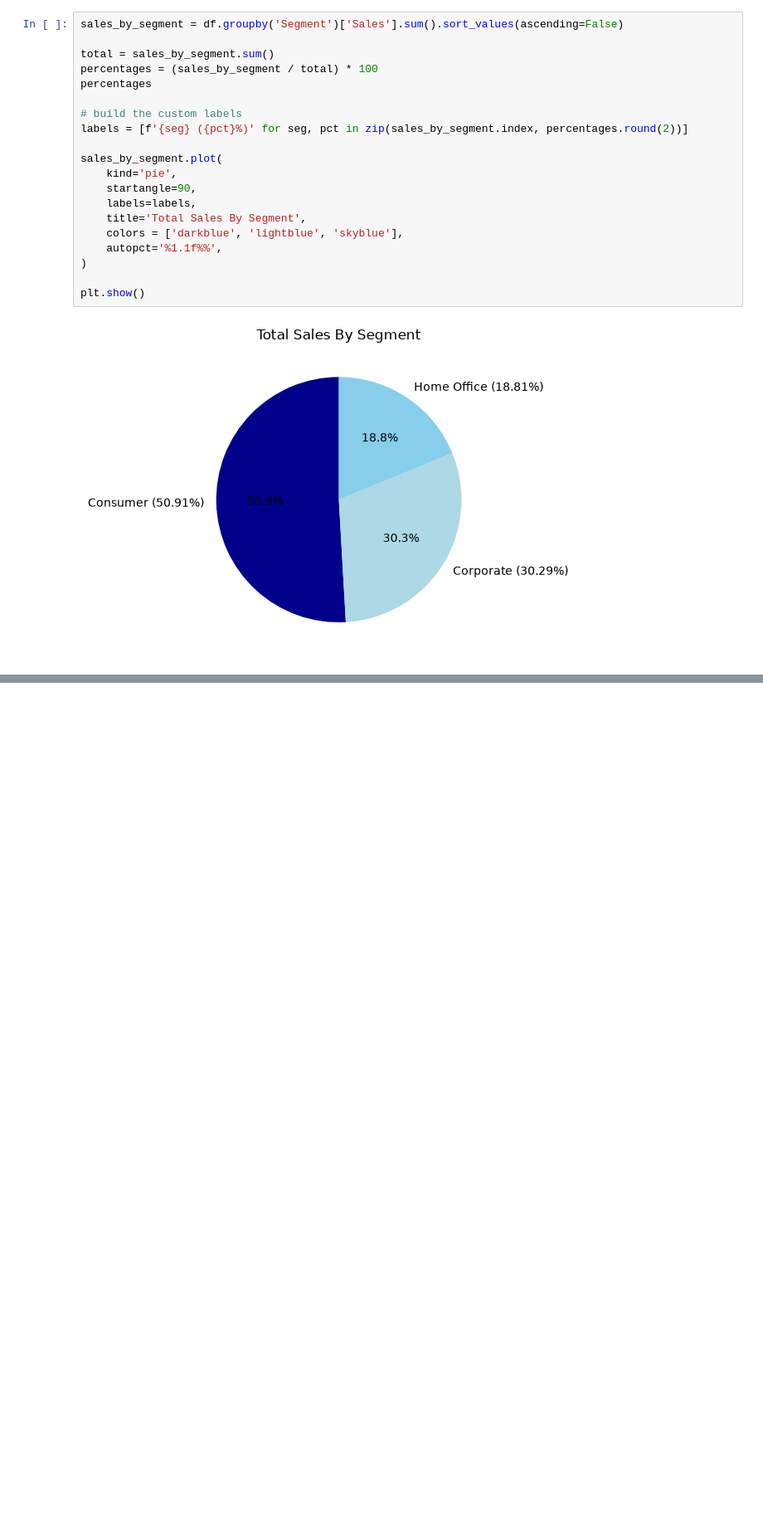
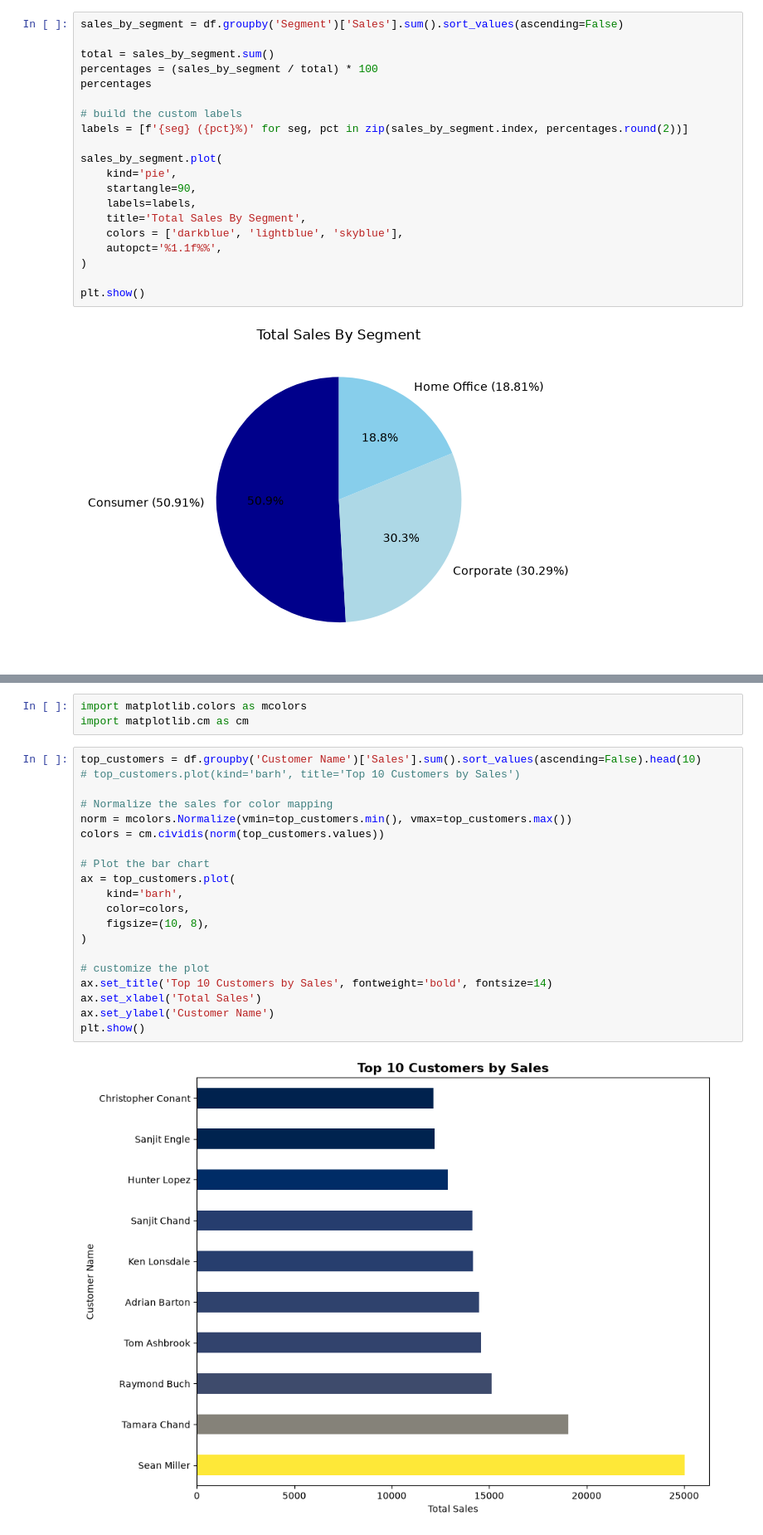
Before and after one commit to WillardDev/Python_Data_Analysis, a Jupyter notebook: Foundations_of_Matplotlib.ipynb, the cells around one changed output, grey strips where cells are left out. Shown at 83% size. Saved outputs shown, nothing was run; the diff lists cells and outputs as text; blank space fills up the shorter version.

```diff
--- a/Foundations_of_Matplotlib.ipynb
+++ b/Foundations_of_Matplotlib.ipynb
@@ -138,0 +153,25 @@ plt.show()
+# %%
+import matplotlib.colors as mcolors
+import matplotlib.cm as cm
+# %%
+top_customers = df.groupby('Customer Name')['Sales'].sum().sort_values(ascending=False).head(10)
+# top_customers.plot(kind='barh', title='Top 10 Customers by Sales')
+
+# Normalize the sales for color mapping
+norm = mcolors.Normalize(vmin=top_customers.min(), vmax=top_customers.max())
+colors = cm.cividis(norm(top_customers.values))
+
+# Plot the bar chart
+ax = top_customers.plot(
+    kind='barh',
+    color=colors,
+    figsize=(10, 8),
+)
+
+# customize the plot
+ax.set_title('Top 10 Customers by Sales', fontweight='bold', fontsize=14)
+ax.set_xlabel('Total Sales')
+ax.set_ylabel('Customer Name')
+plt.show()
+# %% [output]
+[figure, added]
```
Also changed, not shown: parts of 3 cells of this notebook.
